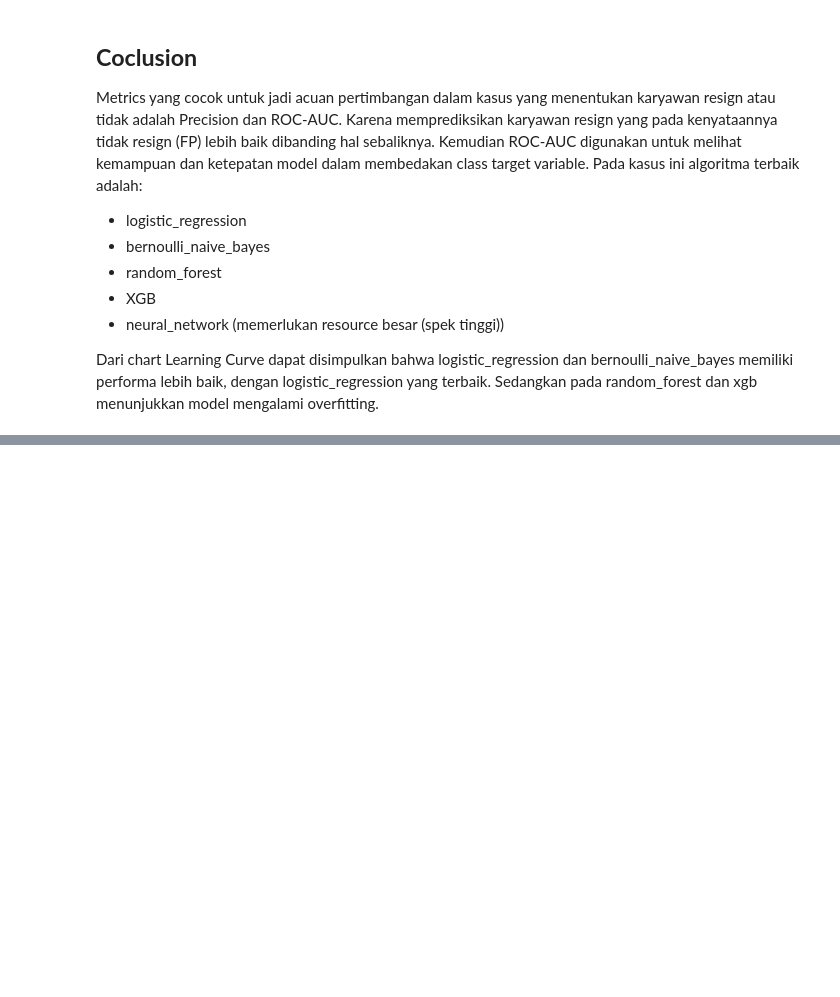
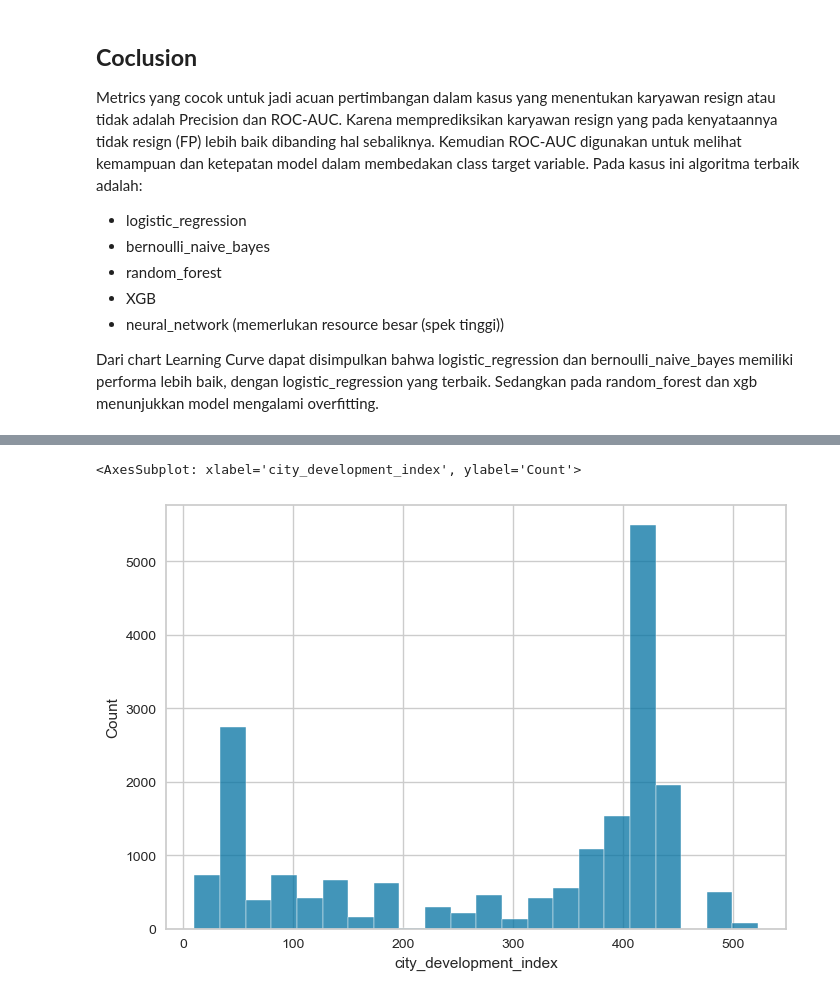
Before and after one commit to mrazakqq/HR-Analytics-Who-Will-Leave-The-Job, a Jupyter notebook: hr-analytics-who-will-leave-the-job.ipynb, the cells around one changed output, grey strips where cells are left out. Cells and saved outputs as stored; diff of their text form; code cells hidden in the pictures; blank space fills up the shorter version.

Commit message:
feature scaling

```diff
--- a/hr-analytics-who-will-leave-the-job.ipynb
+++ b/hr-analytics-who-will-leave-the-job.ipynb
@@ -1069,0 +1135,11 @@ Dari chart Learning Curve dapat disimpulkan bahwa logistic_regression dan bernou
+# %%
+from sklearn.preprocessing import MinMaxScaler
+
+def minMaxScalerFunc(data, cols):
+  for value in cols:
+    data[value] = MinMaxScaler().fit_transform(data[[value]])
+  return data
+# %%
+dataTuningScaling = dataTuning.copy()
+dataTuningScaling = minMaxScalerFunc(dataTuning, ['training_hours'])
+dataTuningScaling
@@ -1069,0 +1223,11 @@ Dari chart Learning Curve dapat disimpulkan bahwa logistic_regression dan bernou
+# %%
+from scipy.stats import yeojohnson
+
+def toYeoJohnsonScaling(data, cols):
+  for value in cols:
+    data[value], lamb = yeojohnson(data[value])
+  return data
+# %%
+dataTuningTS2 = dataTuningScaling.copy()
+dataTuningTS2 = toYeoJohnsonScaling(dataTuningTS2, ['training_hours', 'city_development_index'])
+dataTuningTS2
@@ -1069,0 +1248,5 @@ Dari chart Learning Curve dapat disimpulkan bahwa logistic_regression dan bernou
+# %%
+sns.histplot(x=dataTuningTS2.city_development_index)
+# %% [output]
+<AxesSubplot: xlabel='city_development_index', ylabel='Count'>
+[figure, added]
```
Also changed, not shown: parts of 20 cells of this notebook.
